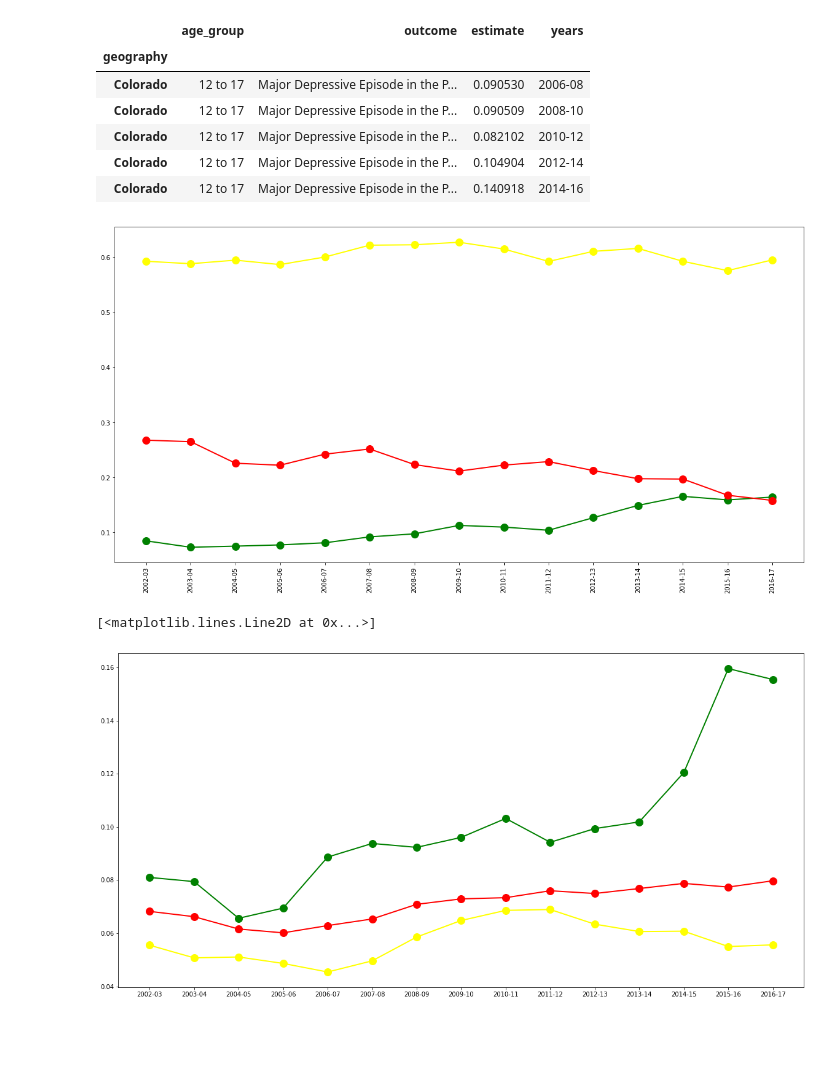
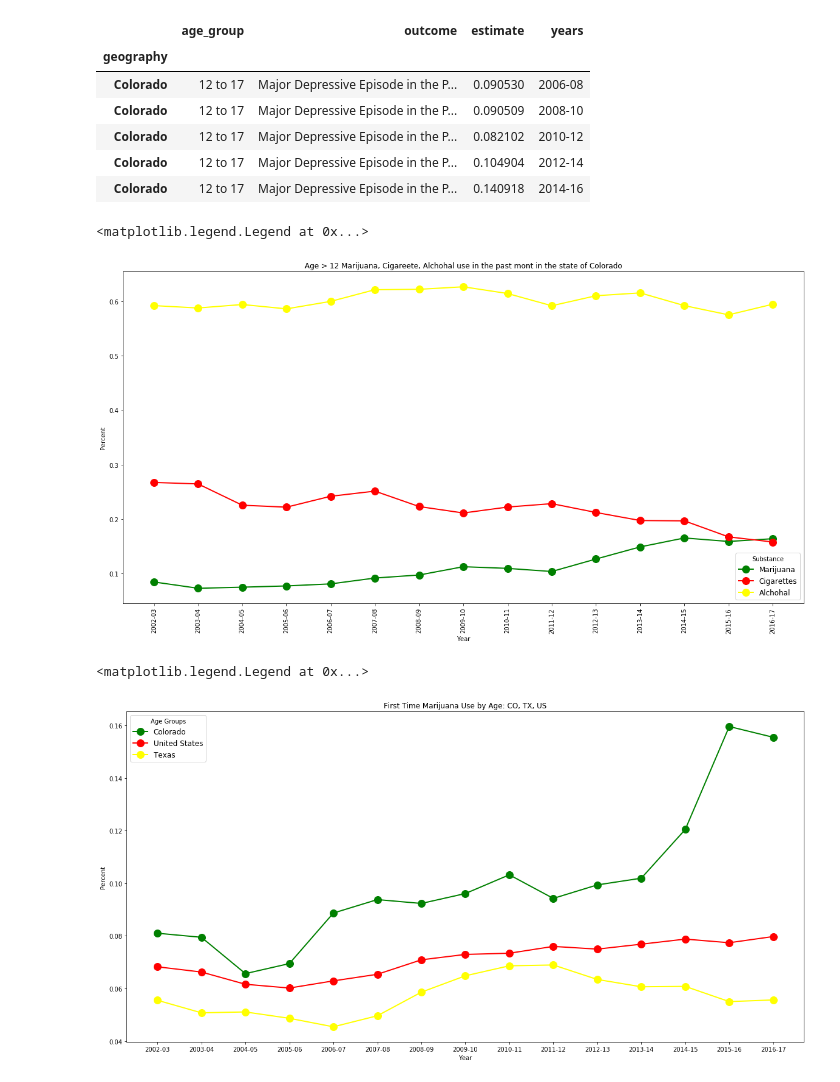
Before and after one commit to zdsteele/Project_1, a Jupyter notebook: Drug_Data_Years_Zach/Concatenated_df.ipynb, the cells around one changed output. Saved outputs shown, nothing was run; the diff lists cells and outputs as text; code cells hidden in the pictures; blank space fills up the shorter version.

```diff
--- a/Drug_Data_Years_Zach/Concatenated_df.ipynb
+++ b/Drug_Data_Years_Zach/Concatenated_df.ipynb
@@ -194,29 +194,42 @@ Colorado_Depression_df.head()
 # Fred Has done this
 # %%
 # Marijuana, Cigarrete, Alchohal use in the past month ages >12 in the State of Colorado.
-plt.plot(Col_Plot['year_pair'], Col_Plot['estimate'], color='green', marker='o', linewidth=2, markersize=12)
-plt.plot(Col_Cig_Plot['year_pair'], Col_Cig_Plot['estimate'], color='red', marker='o', linewidth=2, markersize=12)
-plt.plot(Col_Alch_Plot['year_pair'], Col_Alch_Plot['estimate'], color='yellow', marker='o', linewidth=2, markersize=12)
+plt.plot(Col_Plot['year_pair'], Col_Plot['estimate'], color='green', marker='o',  linewidth=2, markersize=12, label='Marijuana')
+plt.plot(Col_Cig_Plot['year_pair'], Col_Cig_Plot['estimate'], color='red', marker='o', linewidth=2, markersize=12, label='Cigarettes')
+plt.plot(Col_Alch_Plot['year_pair'], Col_Alch_Plot['estimate'], color='yellow', marker='o', linewidth=2, markersize=12, label='Alchohal')
 
 
-plt.rcParams["figure.figsize"] = [20,10]
+#plt.rcParams["figure.figsize"] = [20,10]
 plt.xticks(rotation=90)
-plt.show()
+
+# Graph Elements
+plt.title('Age > 12 Marijuana, Cigareete, Alchohal use in the past mont in the state of Colorado')
+plt.xlabel('Year')
+plt.ylabel('Percent')
+plt.legend(title="Substance", fontsize="large", loc="best")
 # %% [output]
+<matplotlib.legend.Legend at 0x...>
-[figure, old version]
+[figure, new version]
 # %%
 # Graph for Tex, Col, and United States First time Annual Marijuana use for AGES 18 - 25 !!!
 
+# Locking onto right age group and annul rate of first time marijuana use
 Texas_Mar_First_Time_df = Texas_loc.loc[Texas_loc["outcome"] == "Average Annual Rate of First Use of Marijuana"]
 United_States_Mar_First_Time_df = United_States_loc.loc[United_States_loc["outcome"] == "Average Annual Rate of First Use of Marijuana"]
 Colorado_Mar_First_Time_df = Colorado_First_Use_df.loc[Colorado_First_Use_df["age_group"] == "18 to 25"]
 
 
 
+# Graph Lines
+plt.plot(Colorado_Mar_First_Time_df['year_pair'], Colorado_Mar_First_Time_df['estimate'], color='green', marker='o', linewidth=2, markersize=12, label="Colorado")
+plt.plot(United_States_Mar_First_Time_df['year_pair'], United_States_Mar_First_Time_df['estimate'], color='red', marker='o', linewidth=2, markersize=12, label="United States")
+plt.plot(Texas_Mar_First_Time_df['year_pair'], Texas_Mar_First_Time_df['estimate'], color='yellow', marker='o', linewidth=2, markersize=12, label="Texas")
 
-plt.plot(Colorado_Mar_First_Time_df['year_pair'], Colorado_Mar_First_Time_df['estimate'], color='green', marker='o', linewidth=2, markersize=12)
-plt.plot(United_States_Mar_First_Time_df['year_pair'], United_States_Mar_First_Time_df['estimate'], color='red', marker='o', linewidth=2, markersize=12)
-plt.plot(Texas_Mar_First_Time_df['year_pair'], Texas_Mar_First_Time_df['estimate'], color='yellow', marker='o', linewidth=2, markersize=12)
+# Graph Elements
+plt.title('First Time Marijuana Use by Age: CO, TX, US')
+plt.xlabel('Year')
+plt.ylabel('Percent')
+plt.legend(title="Age Groups", fontsize="large", loc="best")
 # %% [output]
-[<matplotlib.lines.Line2D at 0x...>]
+<matplotlib.legend.Legend at 0x...>
-[figure, old version]
+[figure, new version]
```
Also changed, not shown: 10 other files.
